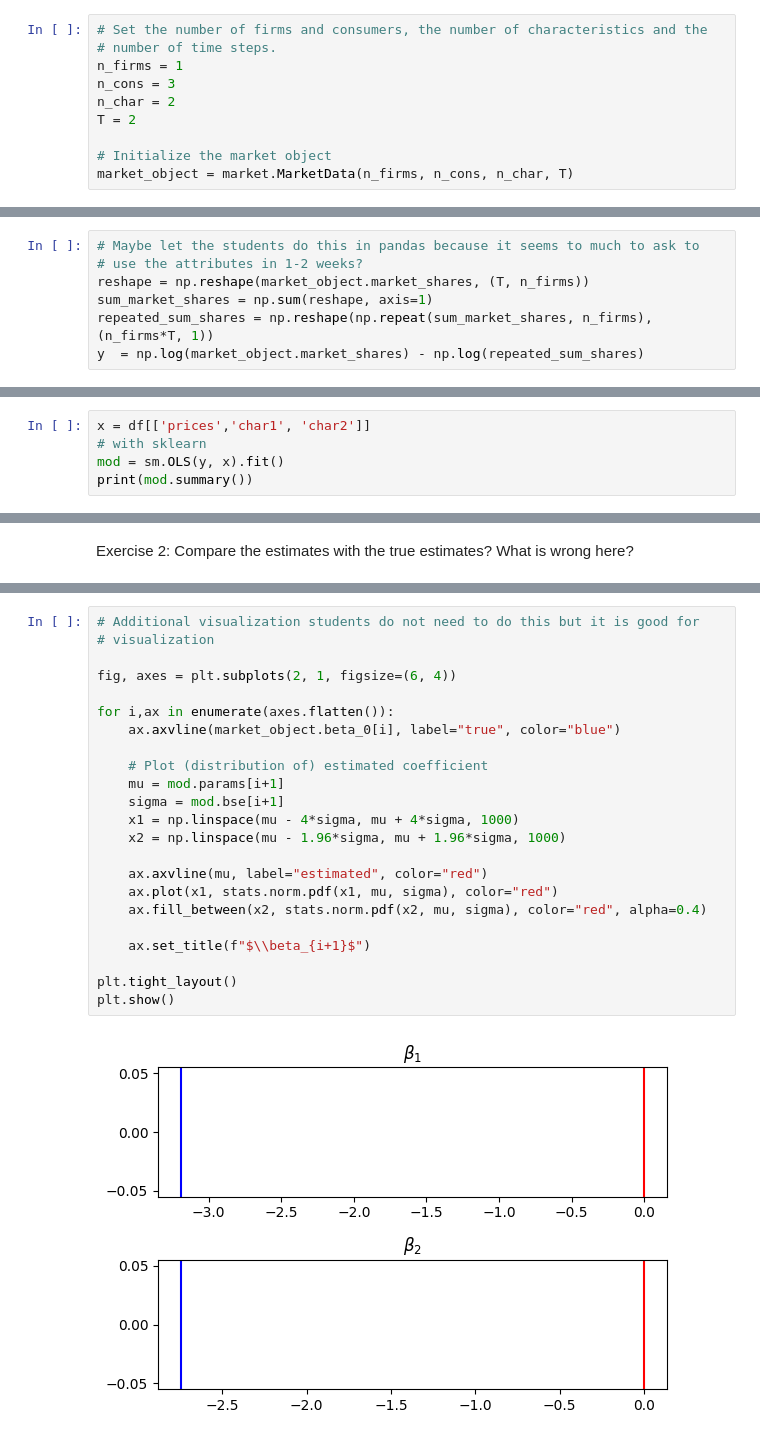
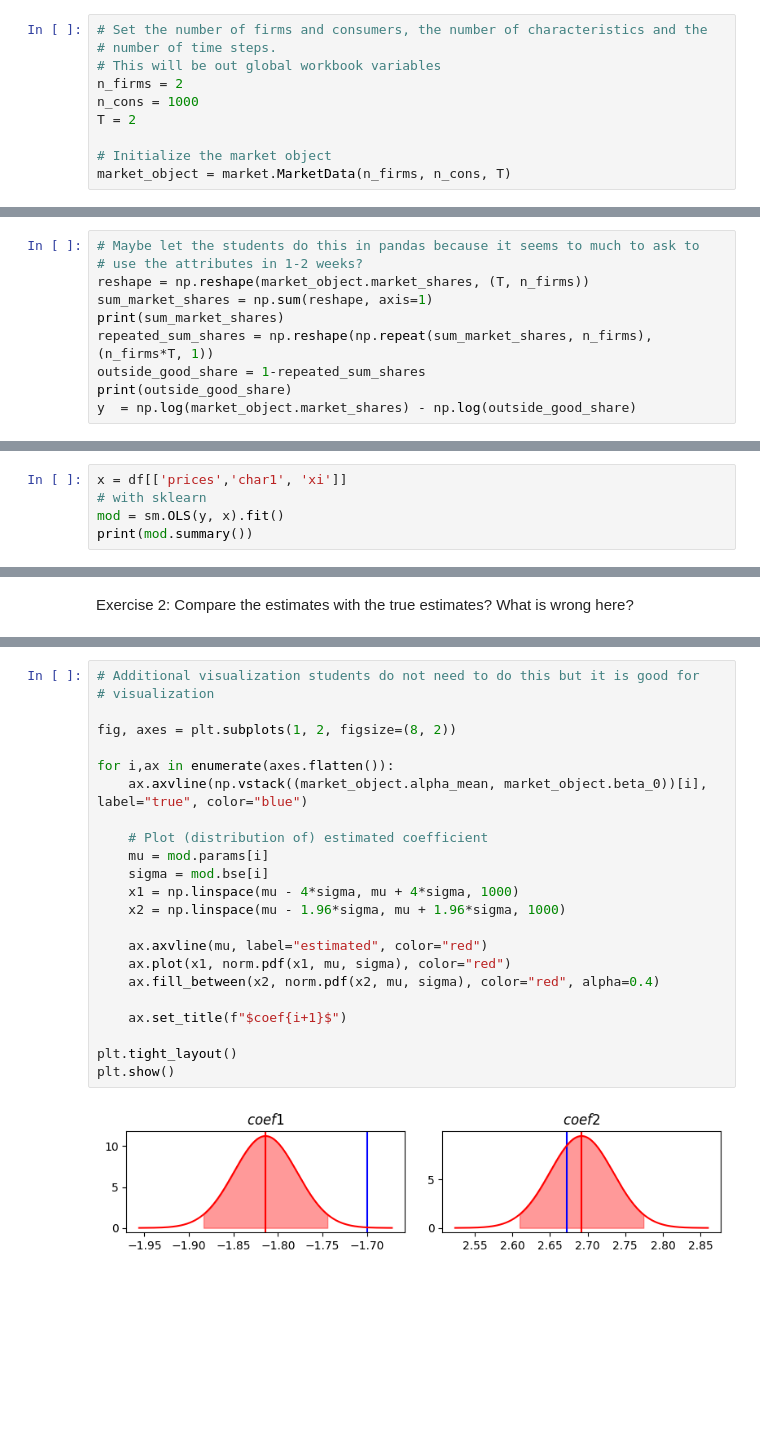
Before and after one commit to anuscabc/v2_assignment, a Jupyter notebook: assignment.ipynb, the cells around one changed output, grey strips where cells are left out. Cells and saved outputs as stored; diff of their text form; blank space fills up the shorter version.

```diff
--- a/assignment.ipynb
+++ b/assignment.ipynb
@@ -47,13 +48,13 @@ Lets start by setting the parameters defining the market. These include the numb
 # %%
 # Set the number of firms and consumers, the number of characteristics and the
 # number of time steps.
-n_firms = 1
-n_cons = 3
-n_char = 2
+# This will be out global workbook variables
+n_firms = 2
+n_cons = 1000
 T = 2
 
 # Initialize the market object
-market_object = market.MarketData(n_firms, n_cons, n_char, T)
+market_object = market.MarketData(n_firms, n_cons, T)
 # %% [markdown]
 We have now created an _object_, which contains all the data and functions used to generate the data. The `market.py` file contains the Python code used to define this object. The simulation code makes use of the Object-Oriented Programming (OOP) paradigm. You do not need to change this code, but you can give it a look and try to understand the simulation process.
 
@@ -152,5 +156,8 @@ Check if this estimation leads to the correct coefficients and what we can do to
 # use the attributes in 1-2 weeks?
 reshape = np.reshape(market_object.market_shares, (T, n_firms))
 sum_market_shares = np.sum(reshape, axis=1)
+print(sum_market_shares)
 repeated_sum_shares = np.reshape(np.repeat(sum_market_shares, n_firms), (n_firms*T, 1))
-y  = np.log(market_object.market_shares) - np.log(repeated_sum_shares)
+outside_good_share = 1-repeated_sum_shares
+print(outside_good_share)
+y  = np.log(market_object.market_shares) - np.log(outside_good_share)
@@ -157,5 +170,5 @@ y  = np.log(market_object.market_shares) - np.log(repeated_sum_shares)
 # %%
-x = df[['prices','char1', 'char2']]
+x = df[['prices','char1', 'xi']]
 # with sklearn
 mod = sm.OLS(y, x).fit()
 print(mod.summary())
@@ -197,25 +206,25 @@ dtype: float64
 # %%
 # Additional visualization students do not need to do this but it is good for
 # visualization
 
-fig, axes = plt.subplots(2, 1, figsize=(6, 4))
+fig, axes = plt.subplots(1, 2, figsize=(8, 2))
 
 for i,ax in enumerate(axes.flatten()):
-    ax.axvline(market_object.beta_0[i], label="true", color="blue")
+    ax.axvline(np.vstack((market_object.alpha_mean, market_object.beta_0))[i], label="true", color="blue")
 
     # Plot (distribution of) estimated coefficient
-    mu = mod.params[i+1]
-    sigma = mod.bse[i+1]
+    mu = mod.params[i]
+    sigma = mod.bse[i]
     x1 = np.linspace(mu - 4*sigma, mu + 4*sigma, 1000)
     x2 = np.linspace(mu - 1.96*sigma, mu + 1.96*sigma, 1000)
 
     ax.axvline(mu, label="estimated", color="red")
-    ax.plot(x1, stats.norm.pdf(x1, mu, sigma), color="red")
-    ax.fill_between(x2, stats.norm.pdf(x2, mu, sigma), color="red", alpha=0.4)
+    ax.plot(x1, norm.pdf(x1, mu, sigma), color="red")
+    ax.fill_between(x2, norm.pdf(x2, mu, sigma), color="red", alpha=0.4)
 
-    ax.set_title(f"$\\beta_{i+1}$")
+    ax.set_title(f"$coef{i+1}$")
 
 plt.tight_layout()
 plt.show()
 # %% [output]
-[figure, old version]
+[figure, new version]
```
Also changed, not shown: parts of 27 cells of this notebook, 3 other files.
